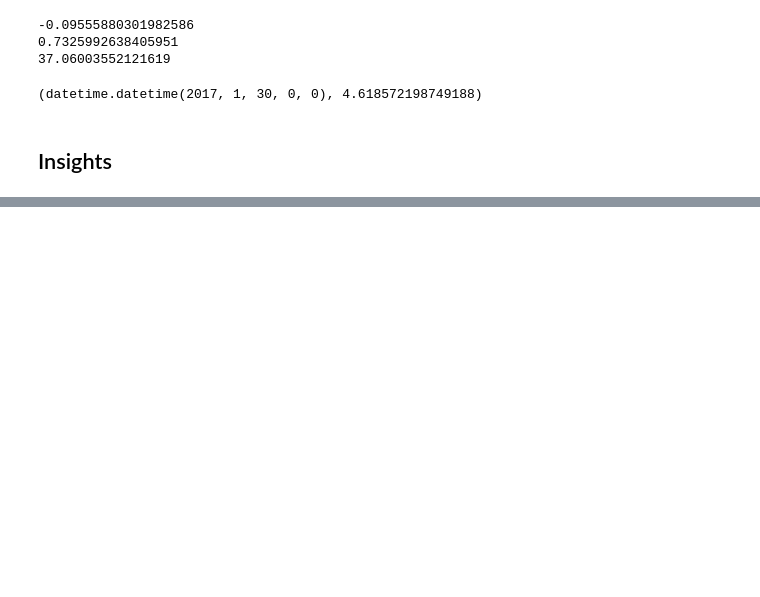
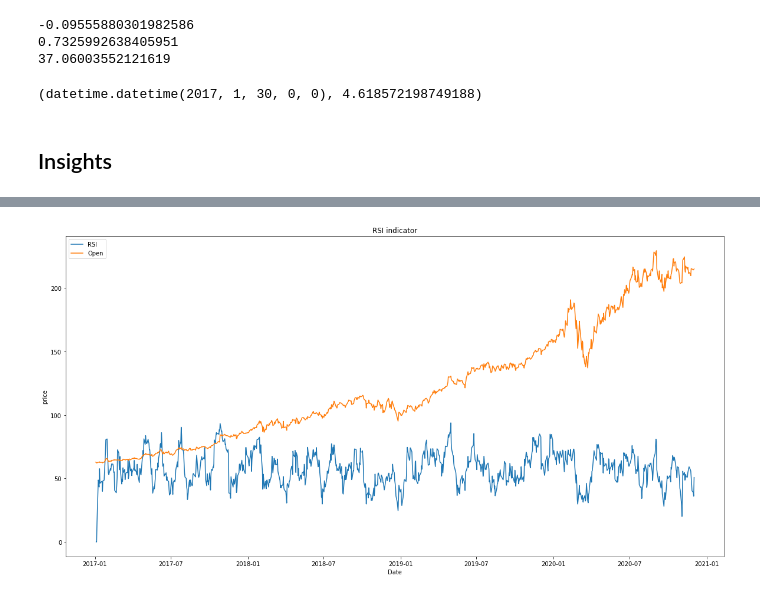
Before and after one commit to Enjoyshi/BigData, a Jupyter notebook: project.ipynb, the cells around one changed output, grey strips where cells are left out. Saved outputs shown, nothing was run; the diff lists cells and outputs as text; code cells hidden in the pictures; blank space fills up the shorter version.

```diff
--- a/project.ipynb
+++ b/project.ipynb
@@ -669,0 +867,3 @@ print(bestRoR(df, "2017-01-03", "month"))
+# %%
+rsi(df)
+# %% [output]
@@ -669,0 +875 @@ print(bestRoR(df, "2017-01-03", "month"))
+[figure, added]
```
Also changed, not shown: parts of 21 cells of this notebook.
